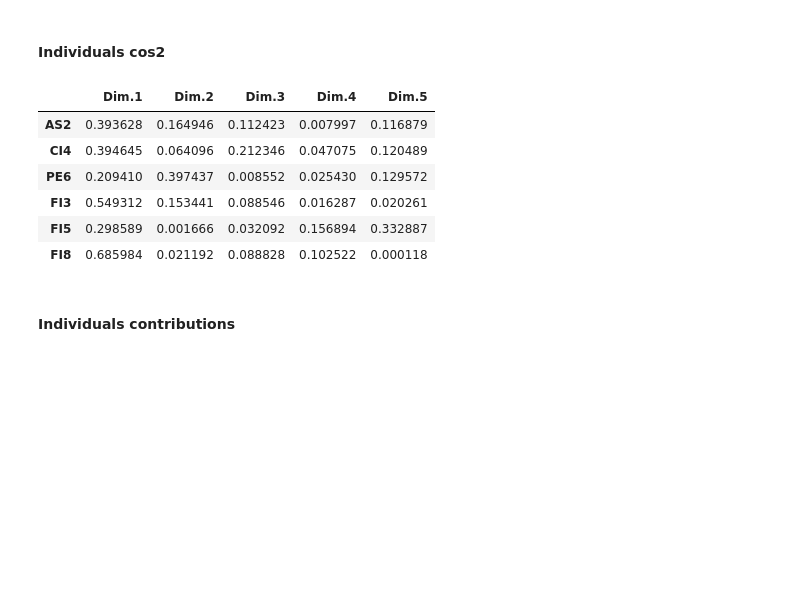
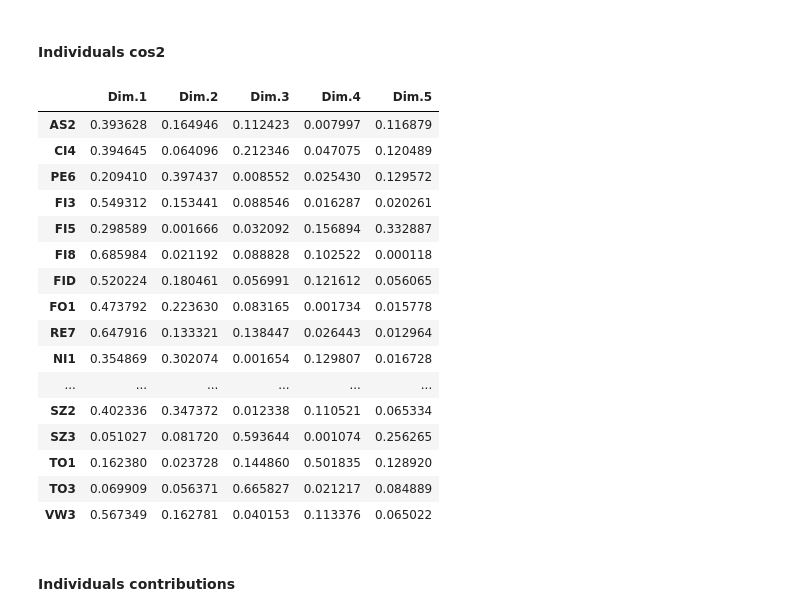
Before and after one commit to enfantbenidedieu/scientisttools, a Jupyter notebook: mpca_cars.ipynb, the cells around one changed output. Drawn from its saved outputs; the diff is of its cells as text; code cells hidden in the pictures; blank space fills up the shorter version.

Commit message:
update scientisttools

```diff
--- a/doc/pcamix_cars.ipynb
+++ b/mpca_cars.ipynb
@@ -36,8 +47,8 @@ Data columns (total 9 columns):
 dtypes: float64(3), int64(3), object(3)
 memory usage: 2.1+ KB
 # %%
-from scientisttools import PCAMIX
+from scientisttools import MPCA
 
-res_pcamix = PCAMIX(n_components=5)
-res_pcamix.fit(cars)
+res_mpca = MPCA(n_components=5)
+res_mpca.fit(cars)
 # %% [output]
@@ -45,7 +56,7 @@ PCAMIX(n_components=5)
 # %% [markdown]
 ### fit_transform
 # %%
-res_pcamix.fit_transform(cars).head(6)
+res_mpca.fit_transform(cars)
 # %% [output]
 |  | Dim.1 | Dim.2 | Dim.3 | Dim.4 | Dim.5 |
 | AS2 | -2.626868 | -1.700462 | 1.403855 | 0.374420 | -1.431409 |
@@ -97,7 +118,7 @@ res_pcamix.eig_
 # %% [markdown]
 ### Individuals informations
 # %%
-ind = res_pcamix.ind_
+ind = res_mpca.ind_
 ind.keys()
 # %% [output]
 dict_keys(['coord', 'cos2', 'contrib', 'dist', 'infos'])
@@ -116,15 +147,25 @@ ind["coord"].head(6)
 # %% [markdown]
 #### Individuals cos2
 # %%
-ind["cos2"].head(6)
+ind["cos2"]
 # %% [output]
 |  | Dim.1 | Dim.2 | Dim.3 | Dim.4 | Dim.5 |
 | AS2 | 0.393628 | 0.164946 | 0.112423 | 0.007997 | 0.116879 |
 | CI4 | 0.394645 | 0.064096 | 0.212346 | 0.047075 | 0.120489 |
 | PE6 | 0.209410 | 0.397437 | 0.008552 | 0.025430 | 0.129572 |
 | FI3 | 0.549312 | 0.153441 | 0.088546 | 0.016287 | 0.020261 |
 | FI5 | 0.298589 | 0.001666 | 0.032092 | 0.156894 | 0.332887 |
 | FI8 | 0.685984 | 0.021192 | 0.088828 | 0.102522 | 0.000118 |
+| FID | 0.520224 | 0.180461 | 0.056991 | 0.121612 | 0.056065 |
+| FO1 | 0.473792 | 0.223630 | 0.083165 | 0.001734 | 0.015778 |
+| RE7 | 0.647916 | 0.133321 | 0.138447 | 0.026443 | 0.012964 |
+| NI1 | 0.354869 | 0.302074 | 0.001654 | 0.129807 | 0.016728 |
+| ... | ... | ... | ... | ... | ... |
+| SZ2 | 0.402336 | 0.347372 | 0.012338 | 0.110521 | 0.065334 |
+| SZ3 | 0.051027 | 0.081720 | 0.593644 | 0.001074 | 0.256265 |
+| TO1 | 0.162380 | 0.023728 | 0.144860 | 0.501835 | 0.128920 |
+| TO3 | 0.069909 | 0.056371 | 0.665827 | 0.021217 | 0.084889 |
+| VW3 | 0.567349 | 0.162781 | 0.040153 | 0.113376 | 0.065022 |
 # %% [markdown]
 #### Individuals contributions
 # %%
```
Also changed, not shown: parts of 33 cells of this notebook, 19 other files.
